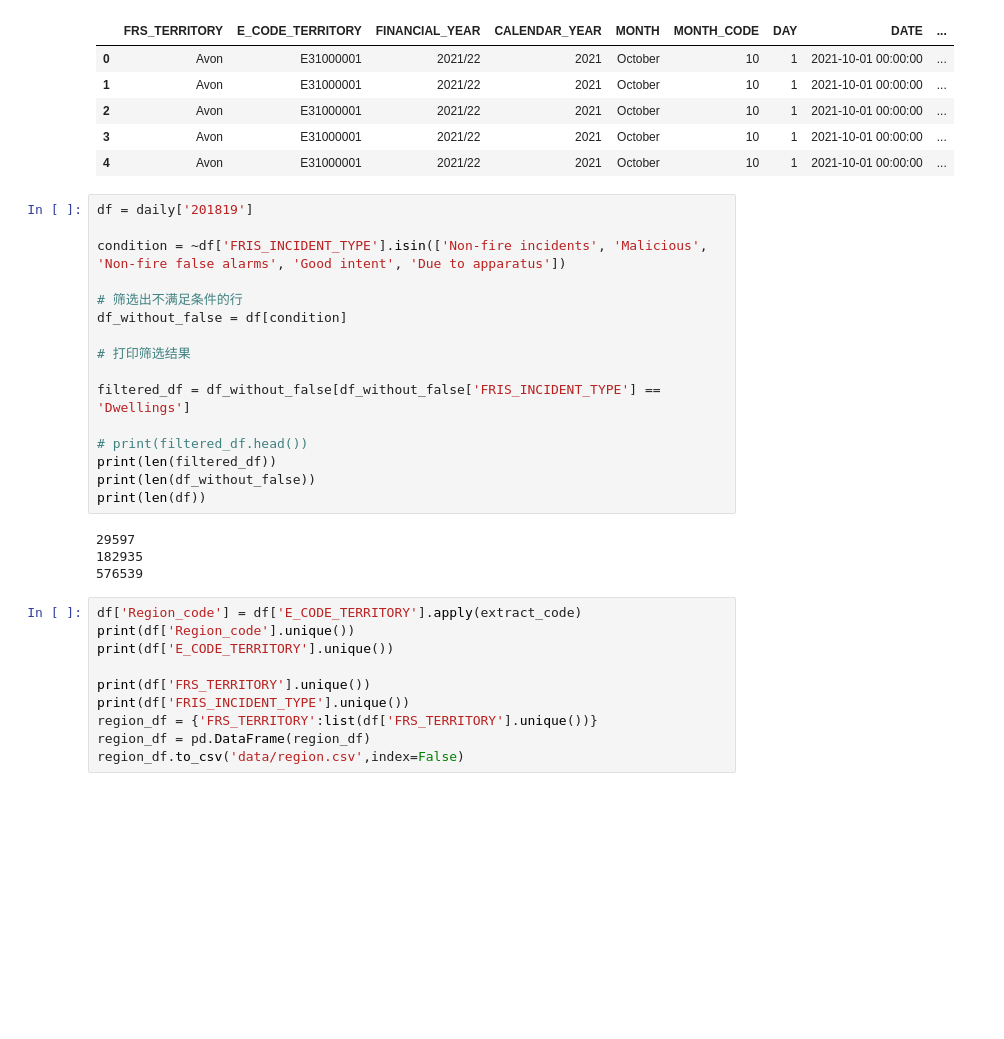
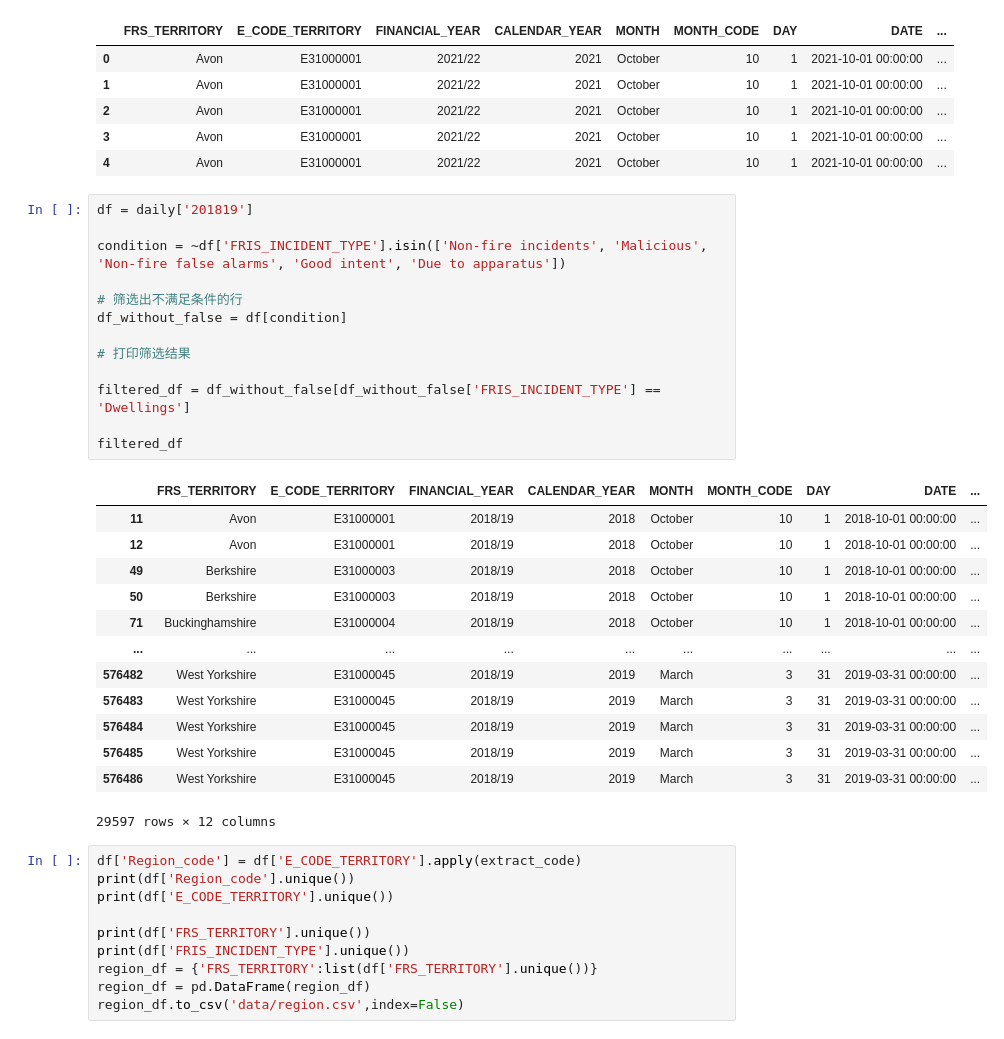
Before and after one commit to JavaZeroo/markov_project, a Jupyter notebook: code/daily_explore.ipynb, the cells around one changed output. Drawn from its saved outputs; the diff is of its cells as text; blank space fills up the shorter version.

```diff
--- a/code/daily_explore.ipynb
+++ b/code/daily_explore.ipynb
@@ -70,23 +70,30 @@ Index(['FRS_TERRITORY', 'E_CODE_TERRITORY', 'FINANCIAL_YEAR', 'CALENDAR_YEAR',
 # %%
 df = daily['201819']
 
 condition = ~df['FRIS_INCIDENT_TYPE'].isin(['Non-fire incidents', 'Malicious', 'Non-fire false alarms', 'Good intent', 'Due to apparatus'])
 
 # 筛选出不满足条件的行
 df_without_false = df[condition]
 
 # 打印筛选结果
 
 filtered_df = df_without_false[df_without_false['FRIS_INCIDENT_TYPE'] == 'Dwellings']
 
-# print(filtered_df.head())
-print(len(filtered_df))
-print(len(df_without_false))
-print(len(df))
+filtered_df
 # %% [output]
+|  | FRS_TERRITORY | E_CODE_TERRITORY | FINANCIAL_YEAR | CALENDAR_YEAR | MONTH | MONTH_CODE | DAY | DATE | ... |
+| 11 | Avon | E31000001 | 2018/19 | 2018 | October | 10 | 1 | 2018-10-01 00:00:00 | ... |
+| 12 | Avon | E31000001 | 2018/19 | 2018 | October | 10 | 1 | 2018-10-01 00:00:00 | ... |
+| 49 | Berkshire | E31000003 | 2018/19 | 2018 | October | 10 | 1 | 2018-10-01 00:00:00 | ... |
+| 50 | Berkshire | E31000003 | 2018/19 | 2018 | October | 10 | 1 | 2018-10-01 00:00:00 | ... |
+| 71 | Buckinghamshire | E31000004 | 2018/19 | 2018 | October | 10 | 1 | 2018-10-01 00:00:00 | ... |
+| ... | ... | ... | ... | ... | ... | ... | ... | ... | ... |
+| 576482 | West Yorkshire | E31000045 | 2018/19 | 2019 | March | 3 | 31 | 2019-03-31 00:00:00 | ... |
+| 576483 | West Yorkshire | E31000045 | 2018/19 | 2019 | March | 3 | 31 | 2019-03-31 00:00:00 | ... |
+| 576484 | West Yorkshire | E31000045 | 2018/19 | 2019 | March | 3 | 31 | 2019-03-31 00:00:00 | ... |
+| 576485 | West Yorkshire | E31000045 | 2018/19 | 2019 | March | 3 | 31 | 2019-03-31 00:00:00 | ... |
+| 576486 | West Yorkshire | E31000045 | 2018/19 | 2019 | March | 3 | 31 | 2019-03-31 00:00:00 | ... |
-29597
-182935
-576539
+29597 rows × 12 columns
 # %%
 df['Region_code'] = df['E_CODE_TERRITORY'].apply(extract_code)
 print(df['Region_code'].unique())
```
Also changed, not shown: parts of 8 cells of this notebook, 11 other files.
